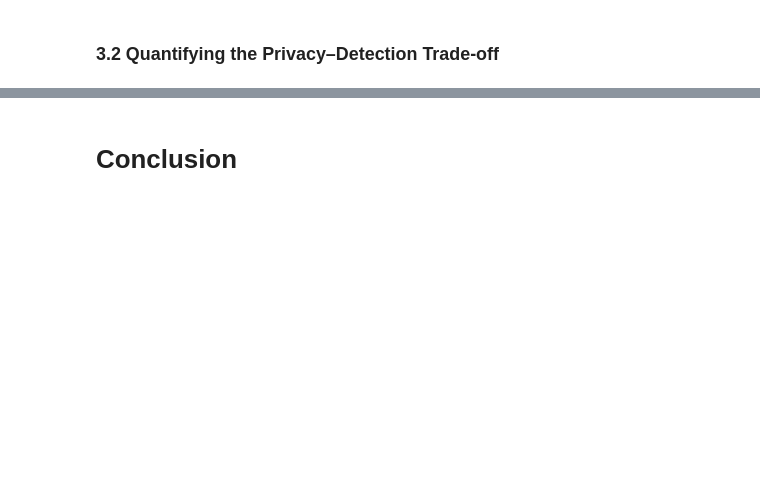
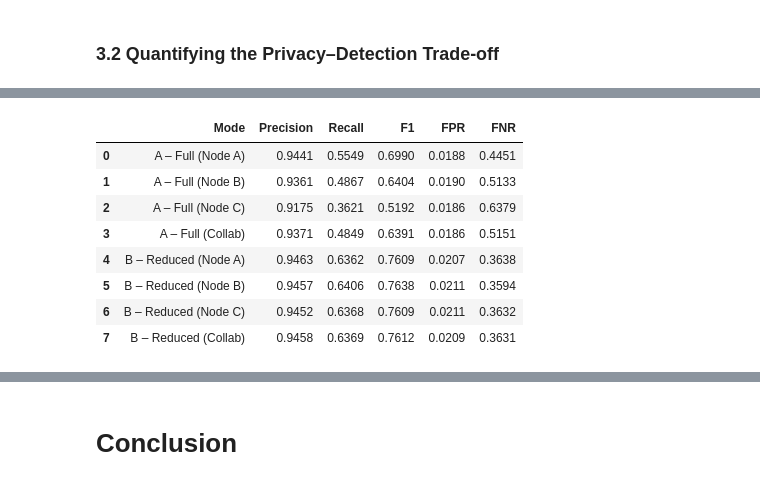
Before and after one commit to ANKOI12/INF6422E---Advanced-Concepts-in-Computer-Security, a Jupyter notebook: Lab 3/Notebook - Lab 3 - INF6422E - 2487137 - 2421549.ipynb, the cells around one changed output, grey strips where cells are left out. Saved outputs shown, nothing was run; the diff lists cells and outputs as text; code cells hidden in the pictures; blank space fills up the shorter version.

```diff
--- a/Lab 3/Notebook - Lab 3 - INF6422E - 2487137 - 2421549.ipynb
+++ b/Lab 3/Notebook - Lab 3 - INF6422E - 2487137 - 2421549.ipynb
@@ -383,0 +416,14 @@ We reuse the 10 most important features identified in the practical work 1 by th
+# %%
+# Restrict test set to reduced features
+X_test_reduced = X_test[reduced_features]
+
+# Individual node predictions (Mode B)
+pred_A_r = (ids_A_reduced.predict(X_test_reduced) == -1).astype(int)
+pred_B_r = (ids_B_reduced.predict(X_test_reduced) == -1).astype(int)
+pred_C_r = (ids_C_reduced.predict(X_test_reduced) == -1).astype(int)
+
+# Majority voting (Mode B)
+votes_r = pred_A_r + pred_B_r + pred_C_r
+y_collab_reduced = (votes_r >= 2).astype(int)
+
+print("Mode B collaborative attack predictions:", y_collab_reduced.sum())
@@ -385,0 +512,31 @@ We reuse the 10 most important features identified in the practical work 1 by th
+# %%
+comparison_privacy = pd.DataFrame([
+    {"Mode": "A – Full (Node A)", "Precision": round(res_A["Precision"], 4), "Recall": round(res_A["Recall"], 4),
+     "F1": round(res_A["F1"], 4), "FPR": round(res_A["FPR"], 4), "FNR": round(res_A["FNR"], 4)},
+    {"Mode": "A – Full (Node B)", "Precision": round(res_B["Precision"], 4), "Recall": round(res_B["Recall"], 4),
+     "F1": round(res_B["F1"], 4), "FPR": round(res_B["FPR"], 4), "FNR": round(res_B["FNR"], 4)},
+    {"Mode": "A – Full (Node C)", "Precision": round(res_C["Precision"], 4), "Recall": round(res_C["Recall"], 4),
+     "F1": round(res_C["F1"], 4), "FPR": round(res_C["FPR"], 4), "FNR": round(res_C["FNR"], 4)},
+    {"Mode": "A – Full (Collab)", "Precision": round(res_collab["Precision"], 4), "Recall": round(res_collab["Recall"], 4),
+     "F1": round(res_collab["F1"], 4), "FPR": round(res_collab["FPR"], 4), "FNR": round(res_collab["FNR"], 4)},
+    {"Mode": "B – Reduced (Node A)", "Precision": round(res_A_r["Precision"], 4), "Recall": round(res_A_r["Recall"], 4),
+     "F1": round(res_A_r["F1"], 4), "FPR": round(res_A_r["FPR"], 4), "FNR": round(res_A_r["FNR"], 4)},
+    {"Mode": "B – Reduced (Node B)", "Precision": round(res_B_r["Precision"], 4), "Recall": round(res_B_r["Recall"], 4),
+     "F1": round(res_B_r["F1"], 4), "FPR": round(res_B_r["FPR"], 4), "FNR": round(res_B_r["FNR"], 4)},
+    {"Mode": "B – Reduced (Node C)", "Precision": round(res_C_r["Precision"], 4), "Recall": round(res_C_r["Recall"], 4),
+     "F1": round(res_C_r["F1"], 4), "FPR": round(res_C_r["FPR"], 4), "FNR": round(res_C_r["FNR"], 4)},
+    {"Mode": "B – Reduced (Collab)", "Precision": round(res_collab_r["Precision"], 4), "Recall": round(res_collab_r["Recall"], 4),
+     "F1": round(res_collab_r["F1"], 4), "FPR": round(res_collab_r["FPR"], 4), "FNR": round(res_collab_r["FNR"], 4)},
+])
+
+comparison_privacy
+# %% [output]
+|  | Mode | Precision | Recall | F1 | FPR | FNR |
+| 0 | A – Full (Node A) | 0.9441 | 0.5549 | 0.6990 | 0.0188 | 0.4451 |
+| 1 | A – Full (Node B) | 0.9361 | 0.4867 | 0.6404 | 0.0190 | 0.5133 |
+| 2 | A – Full (Node C) | 0.9175 | 0.3621 | 0.5192 | 0.0186 | 0.6379 |
+| 3 | A – Full (Collab) | 0.9371 | 0.4849 | 0.6391 | 0.0186 | 0.5151 |
+| 4 | B – Reduced (Node A) | 0.9463 | 0.6362 | 0.7609 | 0.0207 | 0.3638 |
+| 5 | B – Reduced (Node B) | 0.9457 | 0.6406 | 0.7638 | 0.0211 | 0.3594 |
+| 6 | B – Reduced (Node C) | 0.9452 | 0.6368 | 0.7609 | 0.0211 | 0.3632 |
+| 7 | B – Reduced (Collab) | 0.9458 | 0.6369 | 0.7612 | 0.0209 | 0.3631 |
```
Also changed, not shown: parts of 11 cells of this notebook.
